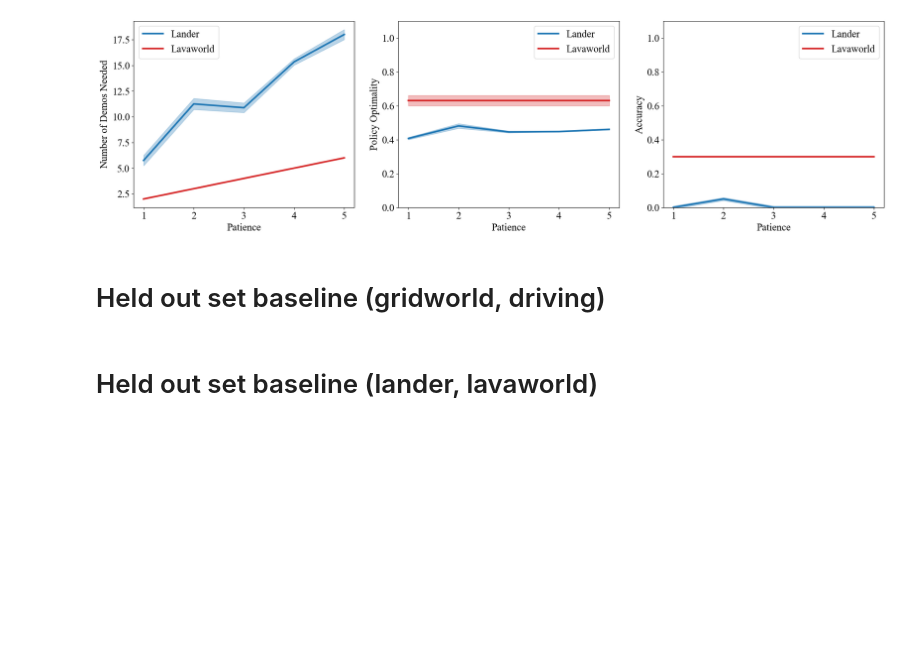
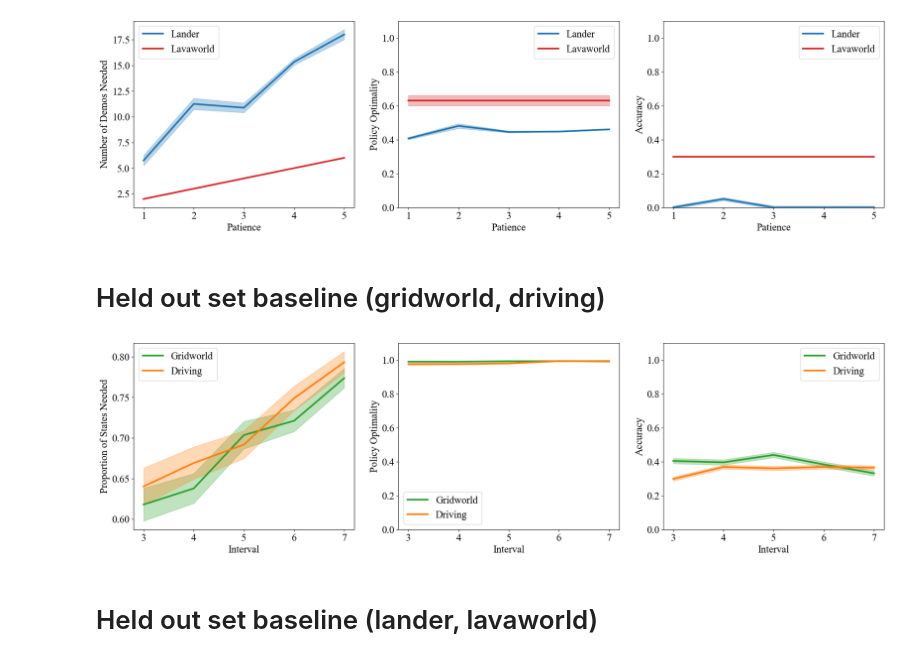
Before and after one commit to dsbrown1331/birl, a Jupyter notebook: organized_plotting.ipynb, the cells around one changed output. Drawn from its saved outputs; the diff is of its cells as text; code cells hidden in the pictures; blank space fills up the shorter version.

```diff
--- a/organized_plotting.ipynb
+++ b/organized_plotting.ipynb
@@ -1405,3 +1461,57 @@ plt.show()
+# %%
+fig, axes = plt.subplots(1, 3, figsize = (24, 6))
+x = held_out_thresholds
+
+y = np.array([mean(goal_held_out_metrics["pct_states"][t]) for t in x])
+axes[0].plot(x, y, color = color_scheme["gridworld"], label = "Gridworld")
+err = np.array([sem(goal_held_out_metrics["pct_states"][t]) for t in x])
+axes[0].fill_between(x, y - err, y + err, alpha = 0.3, color = color_scheme["gridworld"])
+
+y = np.array([mean(driving_held_out_metrics["pct_states"][t]) for t in x])
+axes[0].plot(x, y, color = color_scheme["driving"], label = "Driving")
+err = np.array([sem(driving_held_out_metrics["pct_states"][t]) for t in x])
+axes[0].fill_between(x, y - err, y + err, alpha = 0.3, color = color_scheme["driving"])
+
+axes[0].set(xlabel = "Interval", ylabel = "Proportion of States Needed")
+# axes[0].set_yticks([round(v, 2) for v in np.arange(0.60, 0.80, 0.05)])
+
+
+y = np.array([mean(goal_held_out_metrics["policy_optimalities"][t]) for t in x])
+axes[1].plot(x, y, color = color_scheme["gridworld"], label = "Gridworld")
+err = np.array([sem(goal_held_out_metrics["policy_optimalities"][t]) for t in x])
+axes[1].fill_between(x, y - err, y + err, alpha = 0.3, color = color_scheme["gridworld"])
+
+y = np.array([mean(driving_held_out_metrics["policy_optimalities"][t]) for t in x])
+axes[1].plot(x, y, color = color_scheme["driving"], label = "Driving")
+err = np.array([sem(driving_held_out_metrics["policy_optimalities"][t]) for t in x])
+axes[1].fill_between(x, y - err, y + err, alpha = 0.3, color = color_scheme["driving"])
+
+axes[1].set_yticks([round(v, 1) for v in np.arange(0.0, 1.1, 0.2)])
+axes[1].set_ylim([0, 1.1])
+axes[1].set(xlabel = "Interval", ylabel = "Policy Optimality")
+
+
+y = np.array([goal_held_out_metrics["accuracies"][t] for t in x])
+axes[2].plot(x, y, color = color_scheme["gridworld"], label = "Gridworld")
+err = np.array([np.std(y) / np.sqrt(len(y))] * len(y))
+axes[2].fill_between(x, y - err, y + err, alpha = 0.3, color = color_scheme["gridworld"])
+
+y = np.array([driving_held_out_metrics["accuracies"][t] for t in x])
+axes[2].plot(x, y, color = color_scheme["driving"], label = "Driving")
+err = np.array([np.std(y) / np.sqrt(len(y))] * len(y))
+axes[2].fill_between(x, y - err, y + err, alpha = 0.3, color = color_scheme["driving"])
+
+axes[2].set_yticks([round(v, 1) for v in np.arange(0.0, 1.1, 0.2)])
+axes[2].set_ylim([0, 1.1])
+axes[2].set(xlabel = "Interval", ylabel = "Accuracy")
+
+for ax in axes.flat:
+    ax.set_xticks(x)
+    ax.legend()
+
+plt.show()
+# %% [output]
+[figure, added]
 # %% [markdown]
 # Held out set baseline (lander, lavaworld)
 # %%
```
Also changed, not shown: parts of 8 cells of this notebook, 1 other file.
